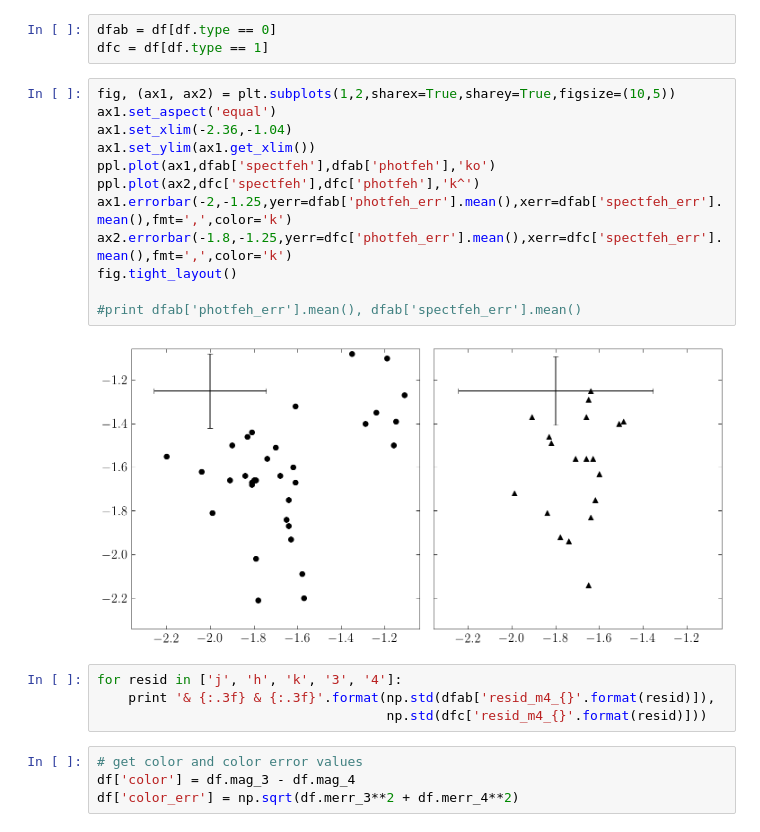
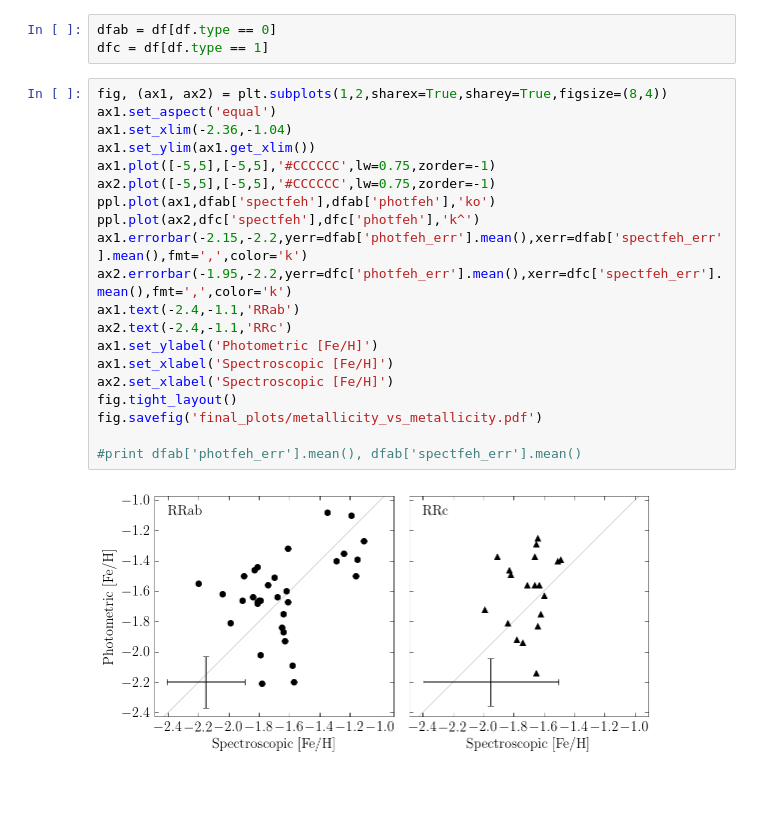
Before and after one commit to vickyscowcroft/omegaCen, a Jupyter notebook: reworked_fitting_code/metallicity_vs_metallicity.ipynb, the cells around one changed output. Drawn from its saved outputs; the diff is of its cells as text; blank space fills up the shorter version.

Commit message:
Add metallicity vs metallicity plot

```diff
--- a/reworked_fitting_code/metallicity_vs_metallicity.ipynb
+++ b/reworked_fitting_code/metallicity_vs_metallicity.ipynb
@@ -18,24 +18,24 @@ df = pd.merge(df_s, df_p, on=['id','type'])
 dfab = df[df.type == 0]
 dfc = df[df.type == 1]
 # %%
-fig, (ax1, ax2) = plt.subplots(1,2,sharex=True,sharey=True,figsize=(10,5))
+fig, (ax1, ax2) = plt.subplots(1,2,sharex=True,sharey=True,figsize=(8,4))
 ax1.set_aspect('equal')
 ax1.set_xlim(-2.36,-1.04)
 ax1.set_ylim(ax1.get_xlim())
+ax1.plot([-5,5],[-5,5],'#CCCCCC',lw=0.75,zorder=-1)
+ax2.plot([-5,5],[-5,5],'#CCCCCC',lw=0.75,zorder=-1)
 ppl.plot(ax1,dfab['spectfeh'],dfab['photfeh'],'ko')
 ppl.plot(ax2,dfc['spectfeh'],dfc['photfeh'],'k^')
-ax1.errorbar(-2,-1.25,yerr=dfab['photfeh_err'].mean(),xerr=dfab['spectfeh_err'].mean(),fmt=',',color='k')
-ax2.errorbar(-1.8,-1.25,yerr=dfc['photfeh_err'].mean(),xerr=dfc['spectfeh_err'].mean(),fmt=',',color='k')
+ax1.errorbar(-2.15,-2.2,yerr=dfab['photfeh_err'].mean(),xerr=dfab['spectfeh_err'].mean(),fmt=',',color='k')
+ax2.errorbar(-1.95,-2.2,yerr=dfc['photfeh_err'].mean(),xerr=dfc['spectfeh_err'].mean(),fmt=',',color='k')
+ax1.text(-2.4,-1.1,'RRab')
+ax2.text(-2.4,-1.1,'RRc')
+ax1.set_ylabel('Photometric [Fe/H]')
+ax1.set_xlabel('Spectroscopic [Fe/H]')
+ax2.set_xlabel('Spectroscopic [Fe/H]')
 fig.tight_layout()
+fig.savefig('final_plots/metallicity_vs_metallicity.pdf')
 
 #print dfab['photfeh_err'].mean(), dfab['spectfeh_err'].mean()
 # %% [output]
-[figure, old version]
+[figure, new version]
-# %%
-for resid in ['j', 'h', 'k', '3', '4']:
-    print '& {:.3f} & {:.3f}'.format(np.std(dfab['resid_m4_{}'.format(resid)]),
-                                     np.std(dfc['resid_m4_{}'.format(resid)]))
-# %%
-# get color and color error values
-df['color'] = df.mag_3 - df.mag_4
-df['color_err'] = np.sqrt(df.merr_3**2 + df.merr_4**2)
```
Also changed, not shown: parts of 7 cells of this notebook, 2 other files.
